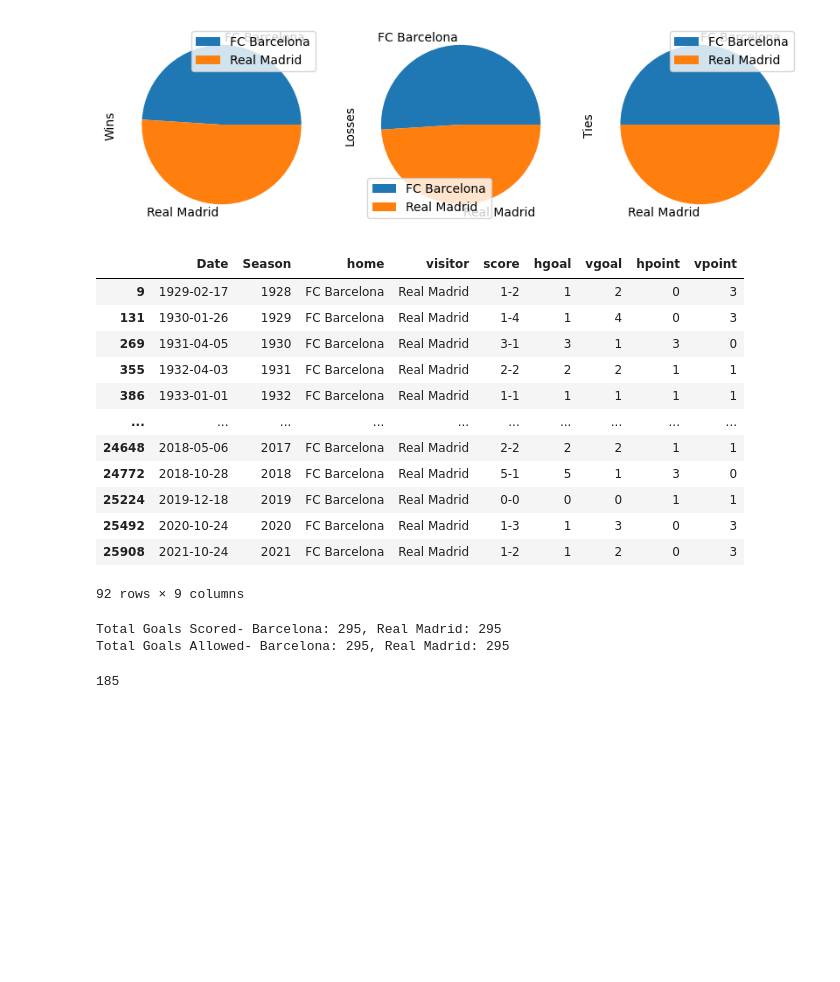
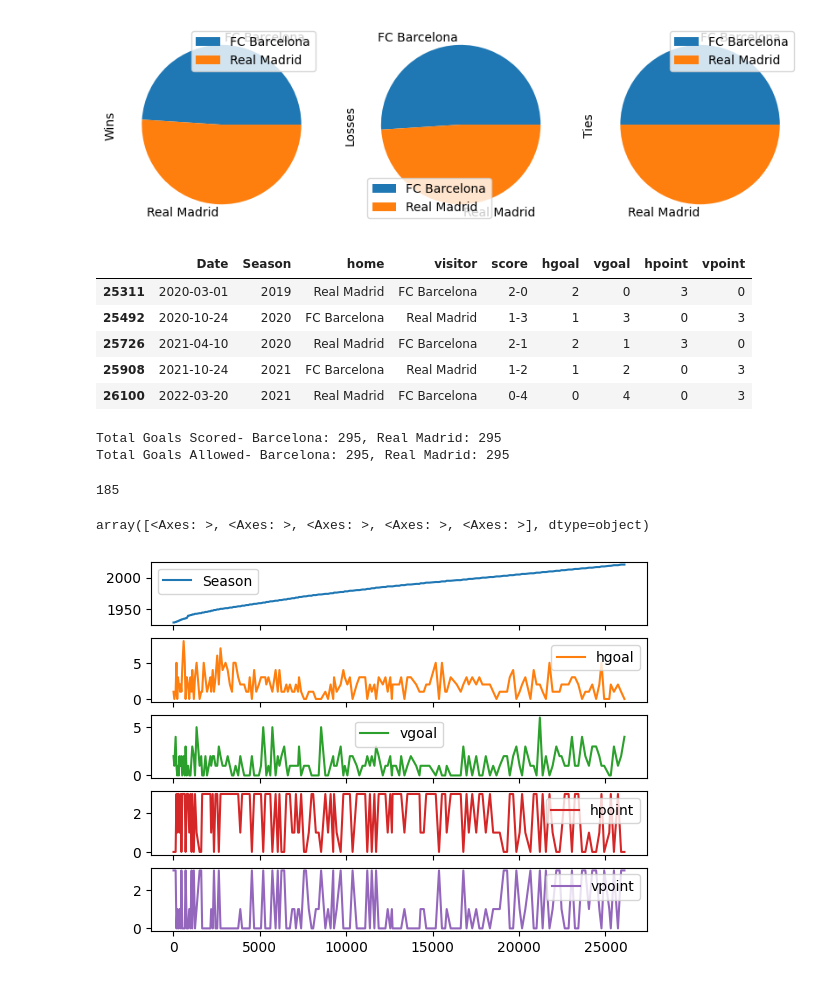
Before and after one commit to EvanDBush/soccer_rivalry_project, a Jupyter notebook: head_to_head.ipynb, the cells around one changed output. Cells and saved outputs as stored; diff of their text form; code cells hidden in the pictures; blank space fills up the shorter version.

Commit message:
adds head to head plots

```diff
--- a/head_to_head.ipynb
+++ b/head_to_head.ipynb
@@ -109,20 +109,14 @@ home_wlt_df
 [figure]
 # %%
 last_5_games = head_to_head_df.tail(5)
+last_5_games
 # %% [output]
 |  | Date | Season | home | visitor | score | hgoal | vgoal | hpoint | vpoint |
-| 9 | 1929-02-17 | 1928 | FC Barcelona | Real Madrid | 1-2 | 1 | 2 | 0 | 3 |
-| 131 | 1930-01-26 | 1929 | FC Barcelona | Real Madrid | 1-4 | 1 | 4 | 0 | 3 |
-| 269 | 1931-04-05 | 1930 | FC Barcelona | Real Madrid | 3-1 | 3 | 1 | 3 | 0 |
-| 355 | 1932-04-03 | 1931 | FC Barcelona | Real Madrid | 2-2 | 2 | 2 | 1 | 1 |
-| 386 | 1933-01-01 | 1932 | FC Barcelona | Real Madrid | 1-1 | 1 | 1 | 1 | 1 |
-| ... | ... | ... | ... | ... | ... | ... | ... | ... | ... |
-| 24648 | 2018-05-06 | 2017 | FC Barcelona | Real Madrid | 2-2 | 2 | 2 | 1 | 1 |
-| 24772 | 2018-10-28 | 2018 | FC Barcelona | Real Madrid | 5-1 | 5 | 1 | 3 | 0 |
-| 25224 | 2019-12-18 | 2019 | FC Barcelona | Real Madrid | 0-0 | 0 | 0 | 1 | 1 |
+| 25311 | 2020-03-01 | 2019 | Real Madrid | FC Barcelona | 2-0 | 2 | 0 | 3 | 0 |
 | 25492 | 2020-10-24 | 2020 | FC Barcelona | Real Madrid | 1-3 | 1 | 3 | 0 | 3 |
+| 25726 | 2021-04-10 | 2020 | Real Madrid | FC Barcelona | 2-1 | 2 | 1 | 3 | 0 |
 | 25908 | 2021-10-24 | 2021 | FC Barcelona | Real Madrid | 1-2 | 1 | 2 | 0 | 3 |
+| 26100 | 2022-03-20 | 2021 | Real Madrid | FC Barcelona | 0-4 | 0 | 4 | 0 | 3 |
-92 rows × 9 columns
 # %%
 
 barca_goals_scored = barca_madrid_df['hgoal'].sum() + madrid_barca_df['vgoal'].sum()
@@ -137,3 +131,8 @@ madrid_barca_df['hgoal'].sum()
 Total Goals Scored- Barcelona: 295, Real Madrid: 295
 Total Goals Allowed- Barcelona: 295, Real Madrid: 295
 185
+# %%
+head_to_head_df.plot(subplots=True)
+# %% [output]
+array([<Axes: >, <Axes: >, <Axes: >, <Axes: >, <Axes: >], dtype=object)
+[figure, added]
```
